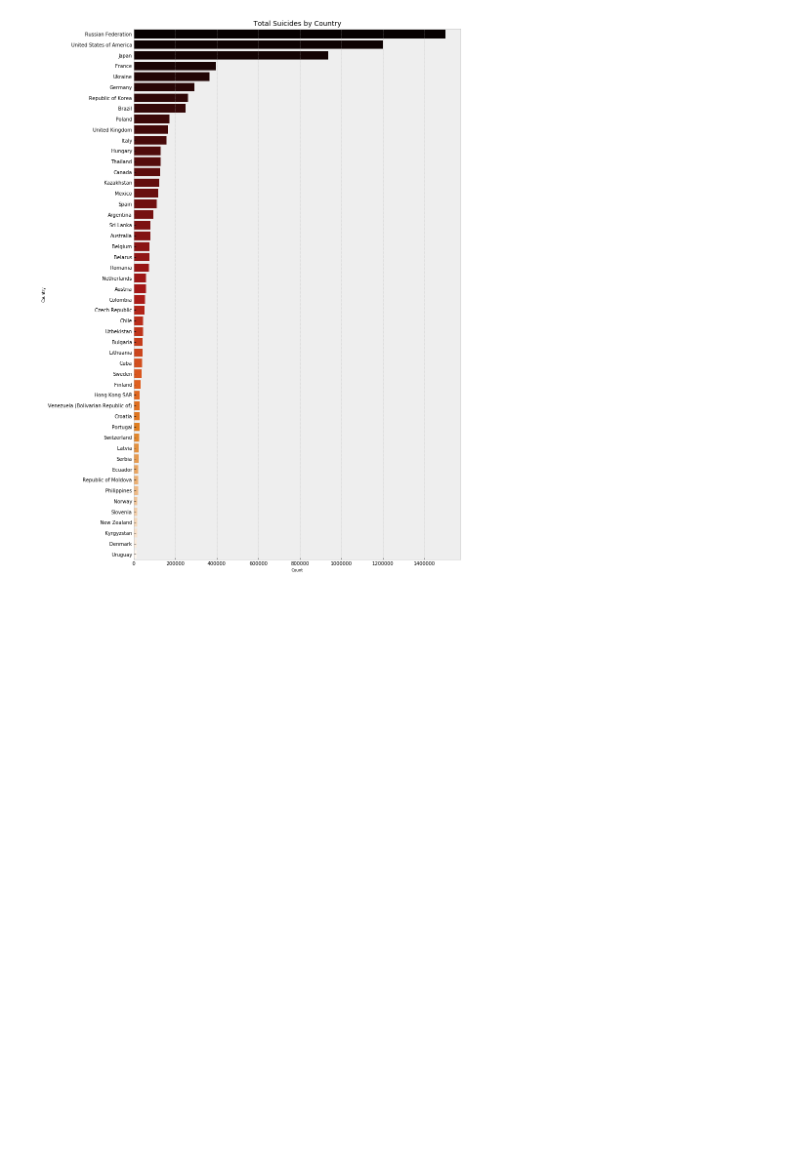
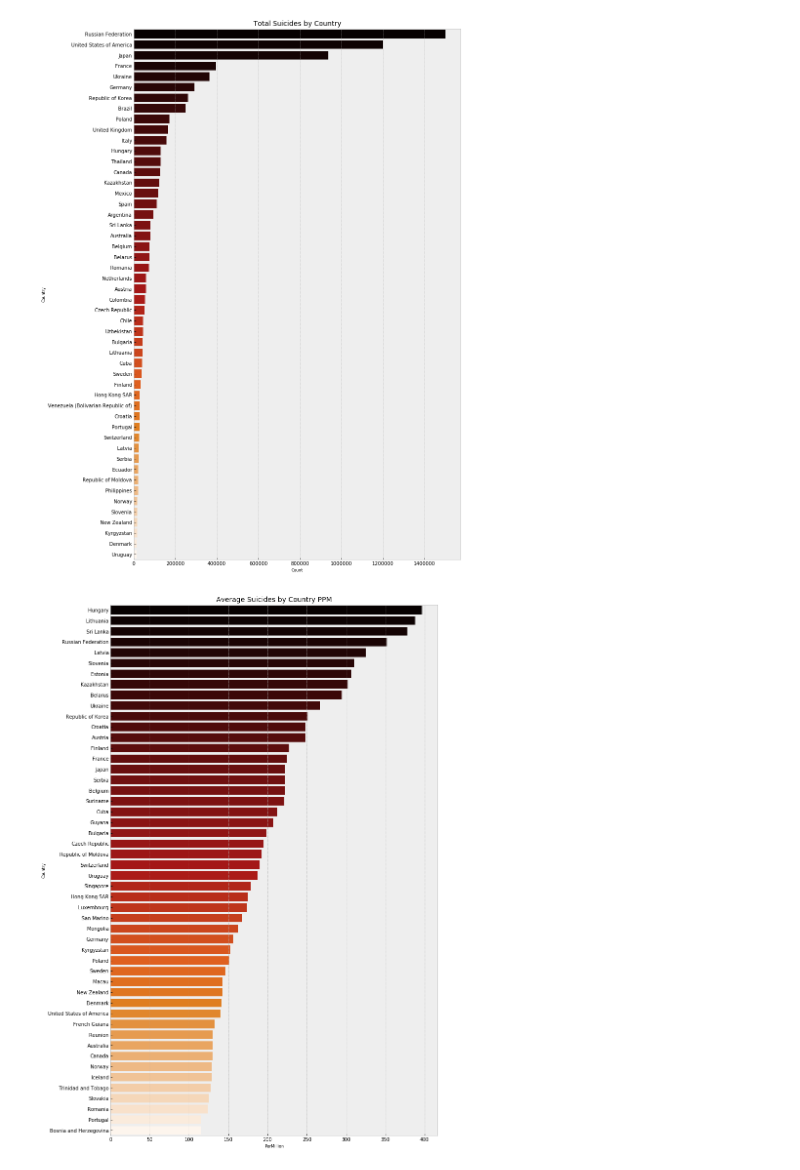
Before and after one commit to globoblanco/Thinkful, a Jupyter notebook: Analytic Report.ipynb, the cells around one changed output. Cells and saved outputs as stored; diff of their text form; code cells hidden in the pictures; blank space fills up the shorter version.

Commit message:
Added visuals

```diff
--- a/Analytic Report.ipynb
+++ b/Analytic Report.ipynb
@@ -69,0 +68,16 @@ temp3 = suicide_data.groupby(suicide_data.country)[['suicides_no']].sum()
+# %%
+temp3 = suicide_data.copy()
+temp3['ppm'] = suicide_data.suicides_no / suicide_data.population * 1000000
+temp4 = temp3.groupby(suicide_data.country)[['ppm']].mean()
+
+temp4 = temp4.sort_values(by='ppm', ascending=False)
+temp4_top = temp4.head(50)
+
+plt.figure(figsize=(12, 20))
+sns.barplot(y=temp4_top.index, x='ppm', data=temp4_top, palette='gist_heat', orient='h')
+plt.xlabel('PerMillion', fontsize=8)
+plt.ylabel('Country', fontsize=8)
+plt.title('Average Suicides by Country PPM', loc='center', fontsize=14)
+plt.show()
+# %% [output]
+[figure, added]
```
Also changed, not shown: parts of 2 cells of this notebook.
